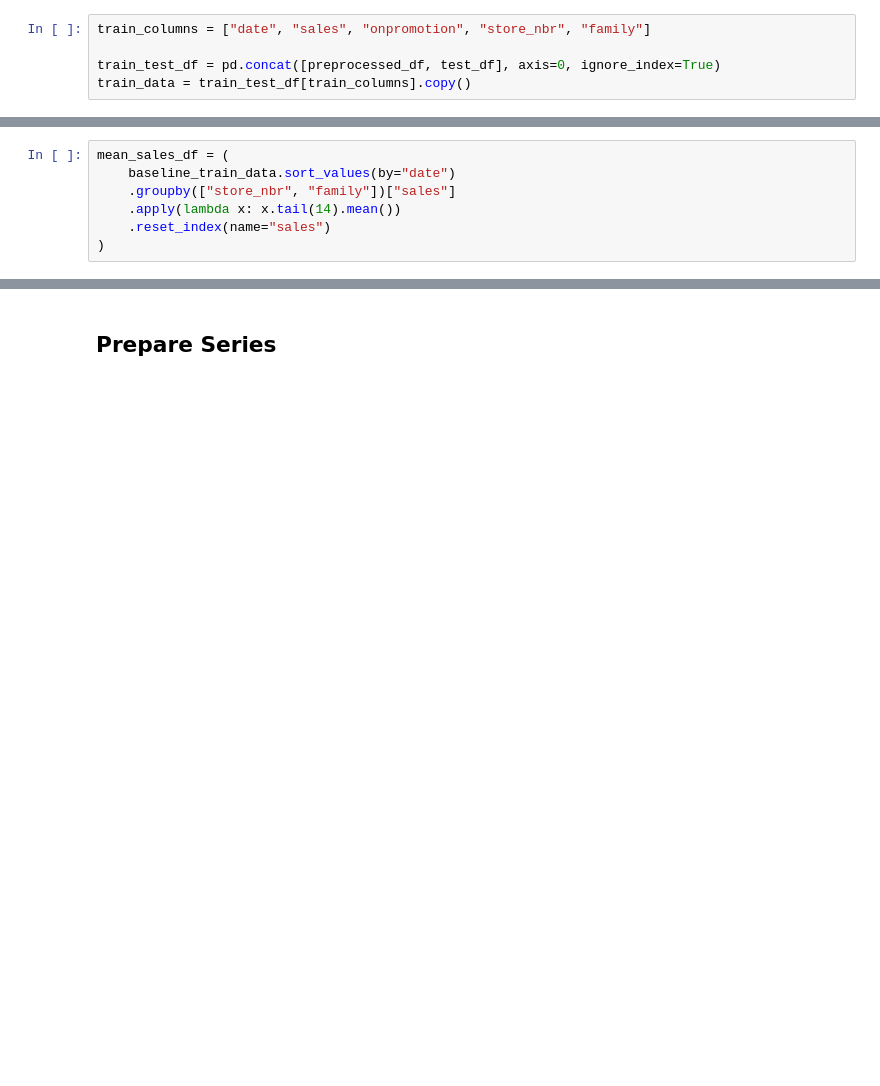
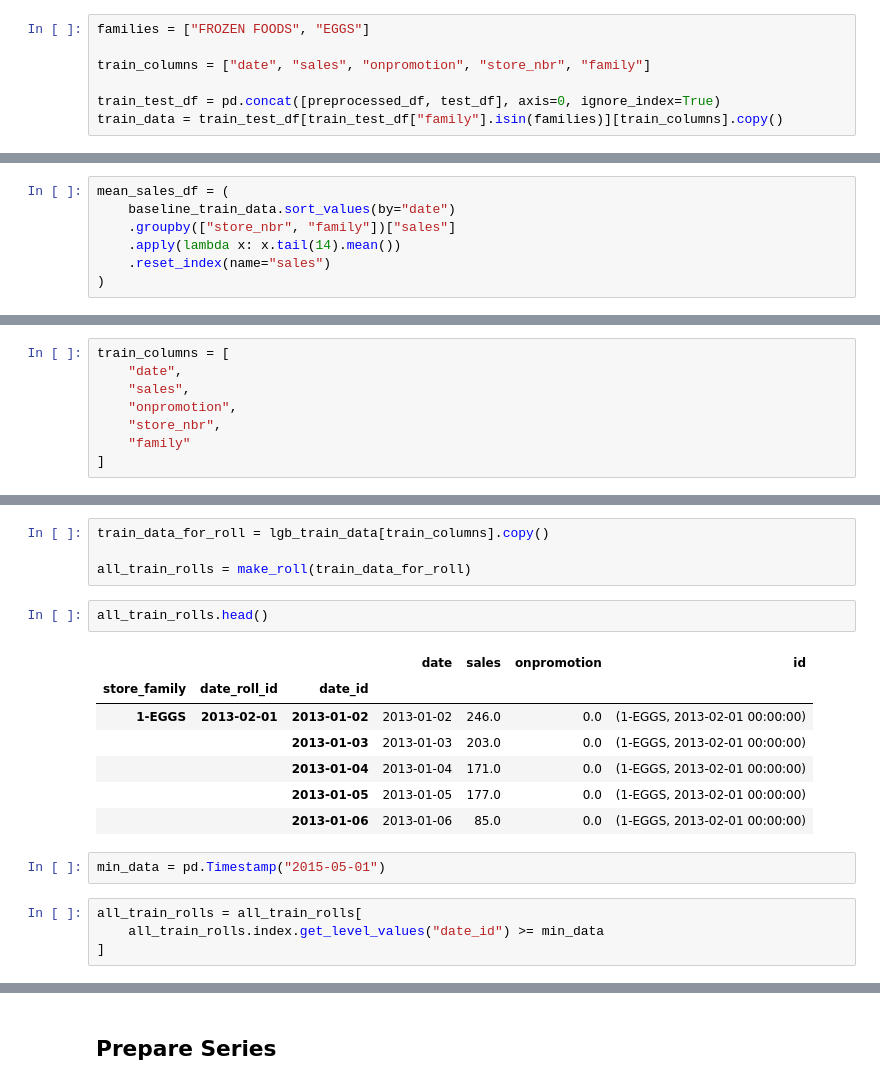
Before and after one commit to Tikhon-Radkevich/Store-Sales, a Jupyter notebook: notebooks/light_gbm/darts_draft.ipynb, the cells around one changed output, grey strips where cells are left out. Drawn from its saved outputs; the diff is of its cells as text; blank space fills up the shorter version.

```diff
--- a/notebooks/light_gbm/darts_draft.ipynb
+++ b/notebooks/light_gbm/darts_draft.ipynb
@@ -33,10 +37,12 @@ preprocessed_df.fillna(0, inplace=True)
 # %% [markdown]
 ## Prepare Data Before Making Series
 # %%
+families = ["FROZEN FOODS", "EGGS"]
+
 train_columns = ["date", "sales", "onpromotion", "store_nbr", "family"]
 
 train_test_df = pd.concat([preprocessed_df, test_df], axis=0, ignore_index=True)
-train_data = train_test_df[train_columns].copy()
+train_data = train_test_df[train_test_df["family"].isin(families)][train_columns].copy()
 # %%
 # ensure that I have enough data to get lags
 
@@ -81,0 +132,8 @@ mean_sales_df.head()
+# %%
+train_columns = [
+    "date",
+    "sales",
+    "onpromotion",
+    "store_nbr",
+    "family"
+]
@@ -81,0 +149,20 @@ mean_sales_df.head()
+# %%
+train_data_for_roll = lgb_train_data[train_columns].copy()
+
+all_train_rolls = make_roll(train_data_for_roll)
+# %%
+all_train_rolls.head()
+# %% [output]
+|  |  |  | date | sales | onpromotion | id |
+| store_family | date_roll_id | date_id |  |  |  |  |
+| 1-EGGS | 2013-02-01 | 2013-01-02 | 2013-01-02 | 246.0 | 0.0 | (1-EGGS, 2013-02-01 00:00:00) |
+|  |  | 2013-01-03 | 2013-01-03 | 203.0 | 0.0 | (1-EGGS, 2013-02-01 00:00:00) |
+|  |  | 2013-01-04 | 2013-01-04 | 171.0 | 0.0 | (1-EGGS, 2013-02-01 00:00:00) |
+|  |  | 2013-01-05 | 2013-01-05 | 177.0 | 0.0 | (1-EGGS, 2013-02-01 00:00:00) |
+|  |  | 2013-01-06 | 2013-01-06 | 85.0 | 0.0 | (1-EGGS, 2013-02-01 00:00:00) |
+# %%
+min_data = pd.Timestamp("2015-05-01")
+# %%
+all_train_rolls = all_train_rolls[
+    all_train_rolls.index.get_level_values("date_id") >= min_data
+]
```
Also changed, not shown: parts of 29 cells of this notebook.
